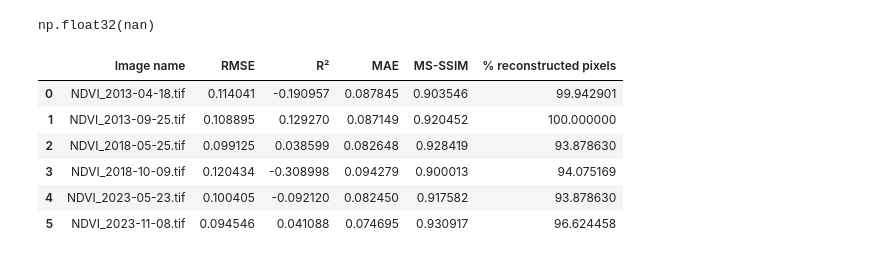
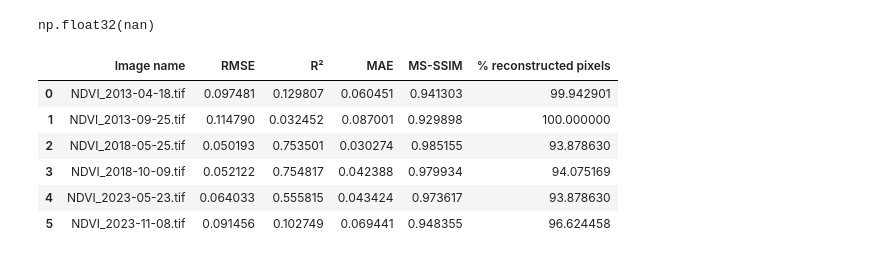
Before and after one commit to larasauser/master, a Jupyter notebook: metrics_soutenance.ipynb, the cells around one changed output. Drawn from its saved outputs; the diff is of its cells as text; code cells hidden in the pictures.

```diff
--- a/metrics_soutenance.ipynb
+++ b/metrics_soutenance.ipynb
@@ -456,7 +456,7 @@ from glob import glob
 # === Dossiers ===
 hole_dir = '/content/drive/MyDrive/Whitt/NDVI_grancy_Landsat8_hole'
 gt_dir = '/content/drive/MyDrive/Whitt/NDVI_grancy_full'
-recon_dir = '/content/drive/MyDrive/Whitt/egfwh_grancy_outputs_optim1'
+recon_dir = '/content/drive/MyDrive/NDVI_grancy_Landsat8_10/imputed/holes_real/filled_baseline'
 
 gap_raw_dir = '/content/drive/MyDrive/ndvi_grancy_landsat_original'
 
@@ -544,36 +544,36 @@ for hole_path in hole_files:
 
     # Lecture GT (matching date)
     gt_path = [f for f in gt_files if date_str in os.path.basename(f)][0]
     gt_img, gt_meta = read_tif_with_meta(gt_path)
     gt_resampled = resample_to_match(gt_img, gt_meta, hole_meta)
 
 
     # Lecture reconstruction (matching date = nouveau nom)
     recon_path = [f for f in recon_files if date_str in os.path.basename(f)][0]
     recon_img, recon_meta = read_tif_with_meta(recon_path)
     recon_resampled = resample_to_match(recon_img, recon_meta, hole_meta)
 
     #lecture gap_raw, truc pas imputé original
     gap_raw_path = [f for f in gap_raw if date_str in os.path.basename(f)][0]
     gap_raw_img, gap_raw_meta = read_tif_with_meta(gap_raw_path)
     gap_raw_resampled = resample_to_match(gap_raw_img, gap_raw_meta, hole_meta)
 
     # Mask trous
     gap_mask = np.isnan(hole_img)
 
     # Calcul metrics
     df = evaluate_metrics(gt_resampled, recon_resampled, gap_mask, fname)
     all_results.append(df)
 
 # Table finale
 metrics_table = pd.concat(all_results, ignore_index=True)
 metrics_table
 #df
 # %% [output]
 |  | Image name | RMSE | R² | MAE | MS-SSIM | % reconstructed pixels |
-| 0 | NDVI_2013-04-18.tif | 0.114041 | -0.190957 | 0.087845 | 0.903546 | 99.942901 |
-| 1 | NDVI_2013-09-25.tif | 0.108895 | 0.129270 | 0.087149 | 0.920452 | 100.000000 |
-| 2 | NDVI_2018-05-25.tif | 0.099125 | 0.038599 | 0.082648 | 0.928419 | 93.878630 |
-| 3 | NDVI_2018-10-09.tif | 0.120434 | -0.308998 | 0.094279 | 0.900013 | 94.075169 |
-| 4 | NDVI_2023-05-23.tif | 0.100405 | -0.092120 | 0.082450 | 0.917582 | 93.878630 |
-| 5 | NDVI_2023-11-08.tif | 0.094546 | 0.041088 | 0.074695 | 0.930917 | 96.624458 |
+| 0 | NDVI_2013-04-18.tif | 0.097481 | 0.129807 | 0.060451 | 0.941303 | 99.942901 |
+| 1 | NDVI_2013-09-25.tif | 0.114790 | 0.032452 | 0.087001 | 0.929898 | 100.000000 |
+| 2 | NDVI_2018-05-25.tif | 0.050193 | 0.753501 | 0.030274 | 0.985155 | 93.878630 |
+| 3 | NDVI_2018-10-09.tif | 0.052122 | 0.754817 | 0.042388 | 0.979934 | 94.075169 |
+| 4 | NDVI_2023-05-23.tif | 0.064033 | 0.555815 | 0.043424 | 0.973617 | 93.878630 |
+| 5 | NDVI_2023-11-08.tif | 0.091456 | 0.102749 | 0.069441 | 0.948355 | 96.624458 |
```
Also changed, not shown: parts of 1 cell of this notebook.
